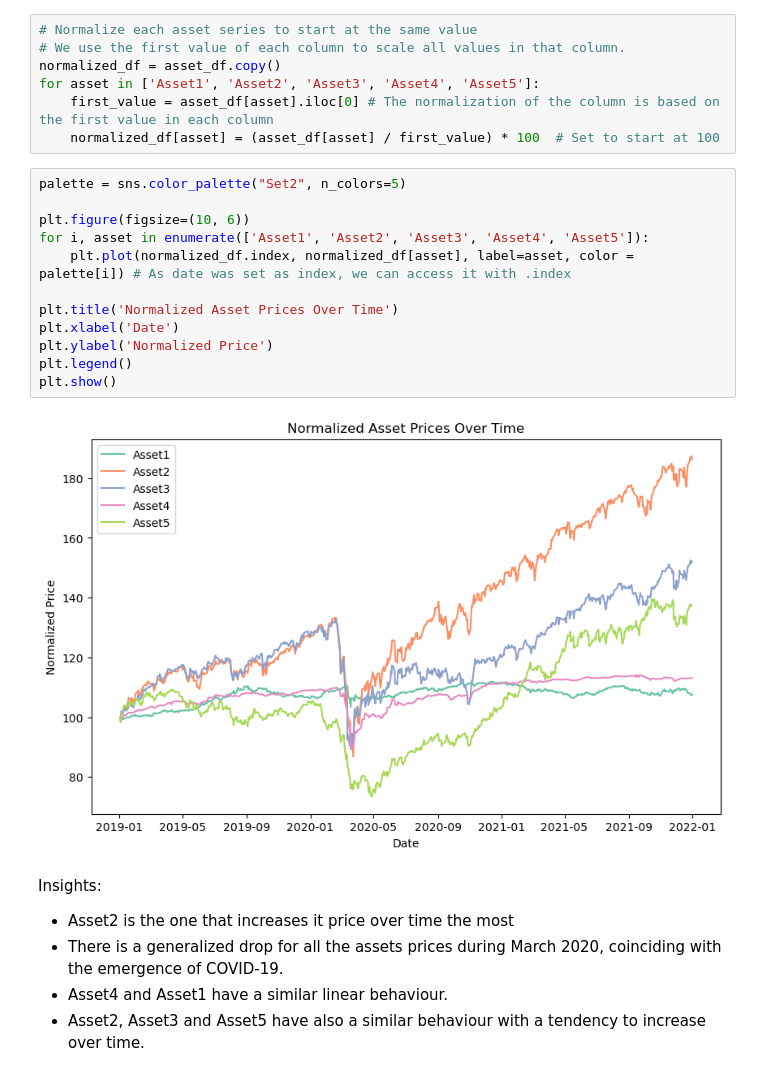
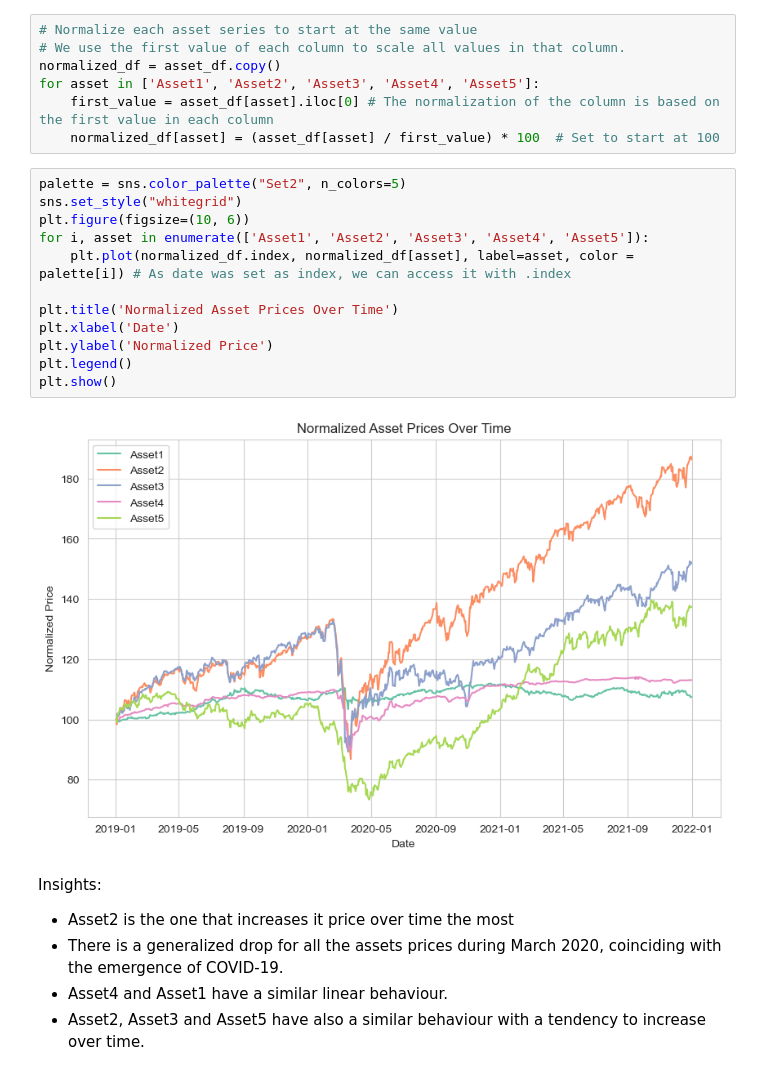
Before and after one commit to martaverfer/tech-challenge, a Jupyter notebook: src/Tech-Challenge.ipynb, the cells around one changed output. Drawn from its saved outputs; the diff is of its cells as text.

```diff
--- a/src/Tech-Challenge.ipynb
+++ b/src/Tech-Challenge.ipynb
@@ -105,18 +105,18 @@ for asset in ['Asset1', 'Asset2', 'Asset3', 'Asset4', 'Asset5']:
     normalized_df[asset] = (asset_df[asset] / first_value) * 100  # Set to start at 100
 # %%
 palette = sns.color_palette("Set2", n_colors=5)
-
+sns.set_style("whitegrid")
 plt.figure(figsize=(10, 6))
 for i, asset in enumerate(['Asset1', 'Asset2', 'Asset3', 'Asset4', 'Asset5']):
     plt.plot(normalized_df.index, normalized_df[asset], label=asset, color = palette[i]) # As date was set as index, we can access it with .index
 
 plt.title('Normalized Asset Prices Over Time')
 plt.xlabel('Date')
 plt.ylabel('Normalized Price')
 plt.legend()
 plt.show()
 # %% [output]
-[figure, old version]
+[figure, new version]
 # %% [markdown]
 Insights:
 - Asset2 is the one that increases it price over time the most
```
Also changed, not shown: parts of 12 cells of this notebook, 1 other file.
